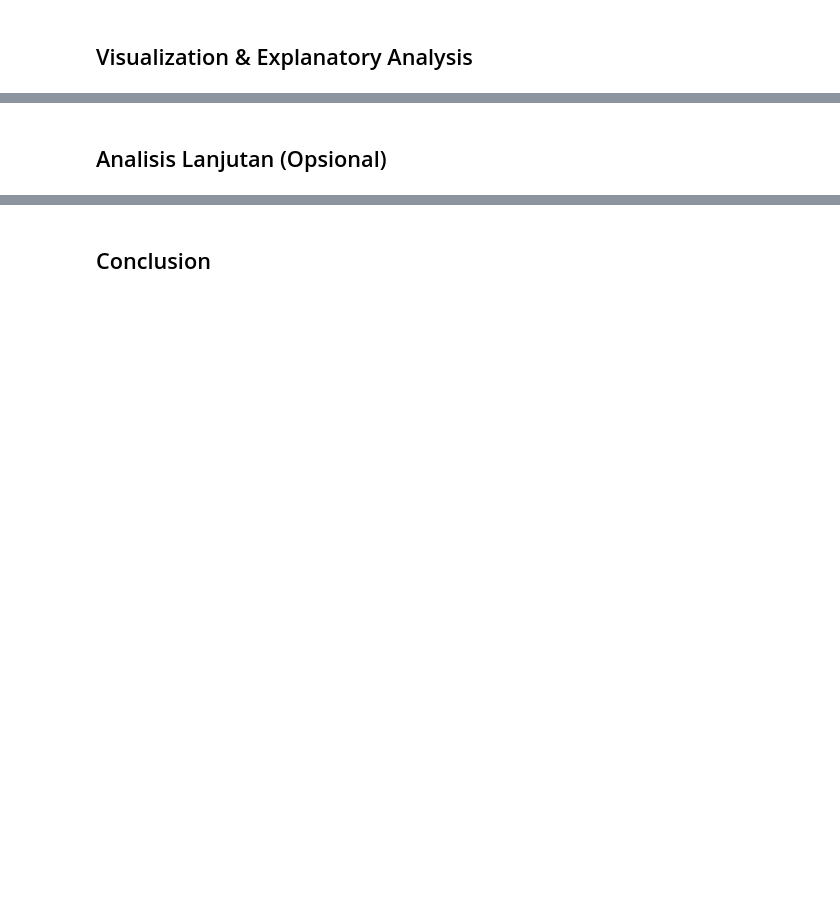
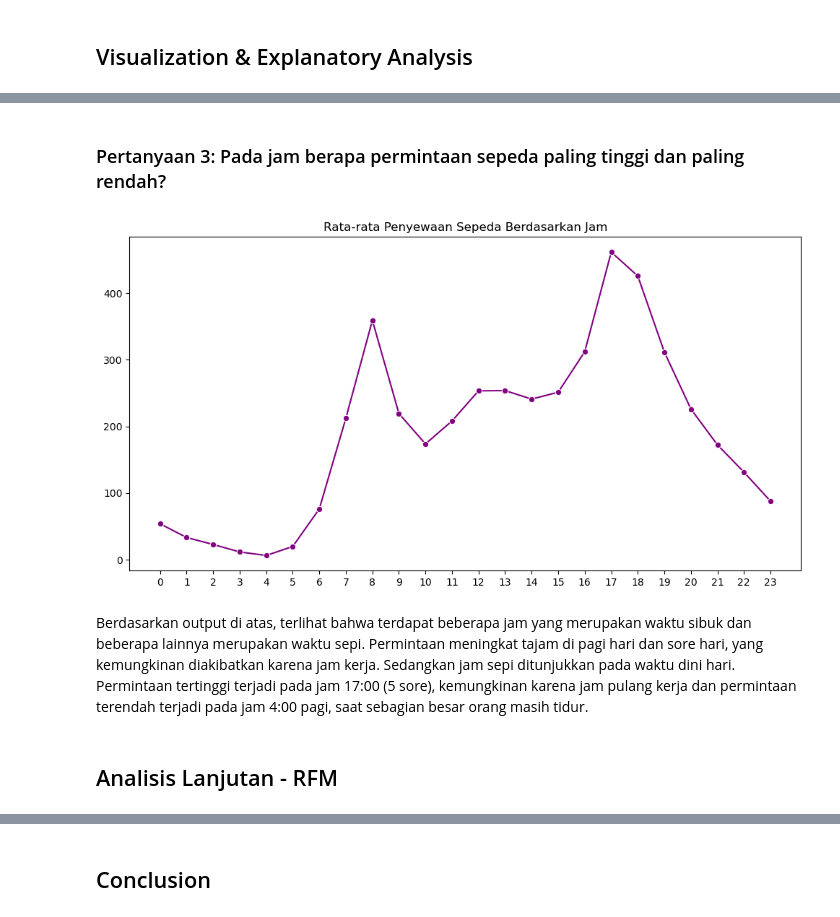
Before and after one commit to faarh-nn/bike-sharing-data-analysis, a Jupyter notebook: notebook.ipynb, the cells around one changed output, grey strips where cells are left out. Drawn from its saved outputs; the diff is of its cells as text; code cells hidden in the pictures; blank space fills up the shorter version.

```diff
--- a/notebook.ipynb
+++ b/notebook.ipynb
@@ -56,2 +316,18 @@ import seaborn as sns
+# %% [markdown]
+### Pertanyaan 3: Pada jam berapa permintaan sepeda paling tinggi dan paling rendah?
+# %%
+hourly_avg = hour_df.groupby('hr')['cnt'].mean().reset_index()
+
+plt.figure(figsize=(12, 6))
+sns.lineplot(data=hourly_avg, x='hr', y='cnt', marker='o', color='purple')
+plt.xticks(ticks=range(24))
+plt.title('Rata-rata Penyewaan Sepeda Berdasarkan Jam')
+plt.xlabel("")
+plt.ylabel("")
+plt.show()
+# %% [output]
+[figure, added]
+# %% [markdown]
+Berdasarkan output di atas, terlihat bahwa terdapat beberapa jam yang merupakan waktu sibuk dan beberapa lainnya merupakan waktu sepi. Permintaan meningkat tajam di pagi hari dan sore hari, yang kemungkinan diakibatkan karena jam kerja. Sedangkan jam sepi ditunjukkan pada waktu dini hari. Permintaan tertinggi terjadi pada jam 17:00 (5 sore), kemungkinan karena jam pulang kerja dan permintaan terendah terjadi pada jam 4:00 pagi, saat sebagian besar orang masih tidur.
 # %% [markdown]
-## Analisis Lanjutan (Opsional)
+## Analisis Lanjutan - RFM
```
Also changed, not shown: parts of 79 cells of this notebook, 5 other files.
